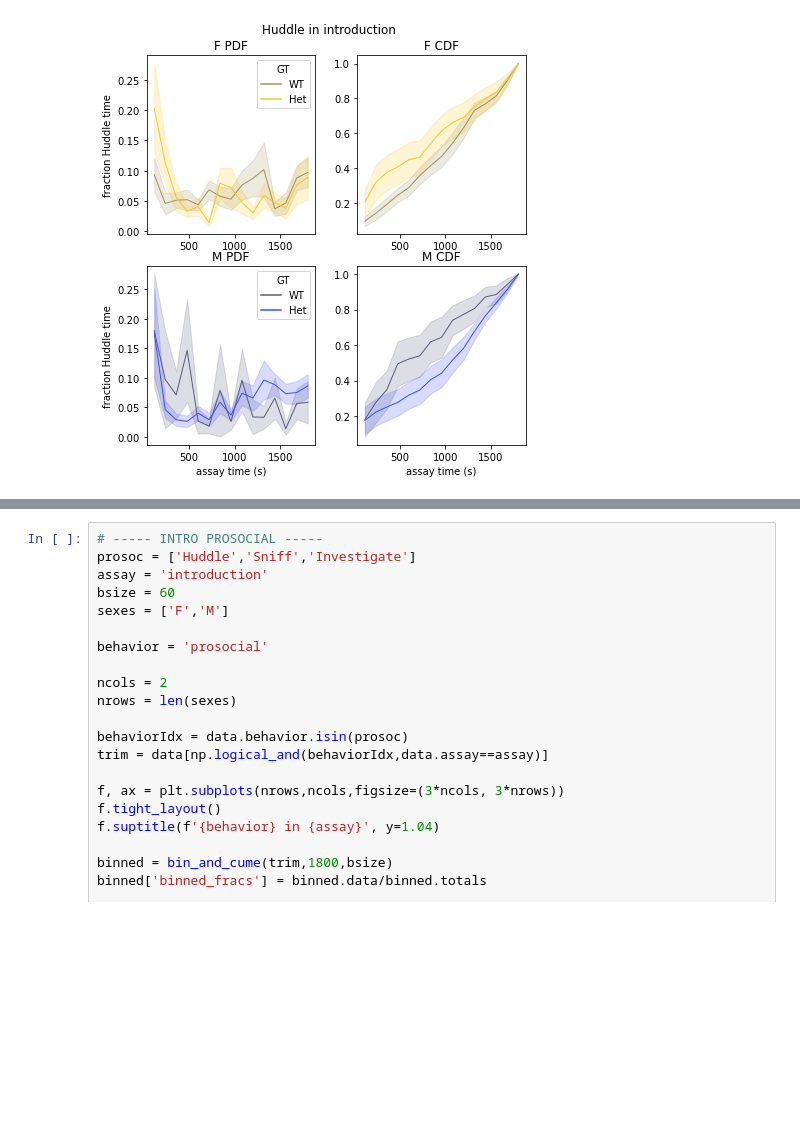
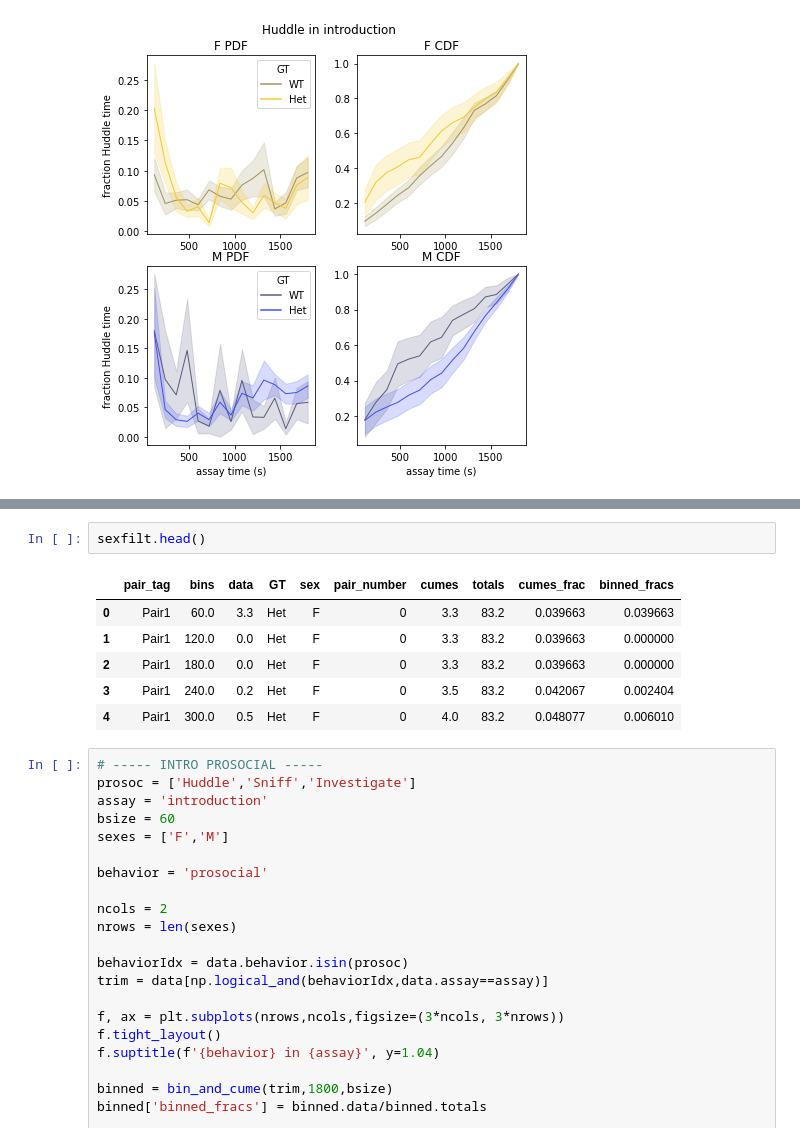
Before and after one commit to nhoglen/scn2a-paper-GWJSNH-code, a Jupyter notebook: 240820_pipeline_revisedCDFs.ipynb, the cells around one changed output, grey strips where cells are left out. Drawn from its saved outputs; the diff is of its cells as text; blank space fills up the shorter version.

```diff
--- a/240820_pipeline_revisedCDFs.ipynb
+++ b/240820_pipeline_revisedCDFs.ipynb
@@ -208,3 +249,12 @@ for i,sx in enumerate(sexes):
+# %%
+sexfilt.head()
+# %% [output]
+|  | pair_tag | bins | data | GT | sex | pair_number | cumes | totals | cumes_frac | binned_fracs |
+| 0 | Pair1 | 60.0 | 3.3 | Het | F | 0 | 3.3 | 83.2 | 0.039663 | 0.039663 |
+| 1 | Pair1 | 120.0 | 0.0 | Het | F | 0 | 3.3 | 83.2 | 0.039663 | 0.000000 |
+| 2 | Pair1 | 180.0 | 0.0 | Het | F | 0 | 3.3 | 83.2 | 0.039663 | 0.000000 |
+| 3 | Pair1 | 240.0 | 0.2 | Het | F | 0 | 3.5 | 83.2 | 0.042067 | 0.002404 |
+| 4 | Pair1 | 300.0 | 0.5 | Het | F | 0 | 4.0 | 83.2 | 0.048077 | 0.006010 |
 # %%
 # ----- INTRO PROSOCIAL -----
 prosoc = ['Huddle','Sniff','Investigate']
```
Also changed, not shown: parts of 1 cell of this notebook.
